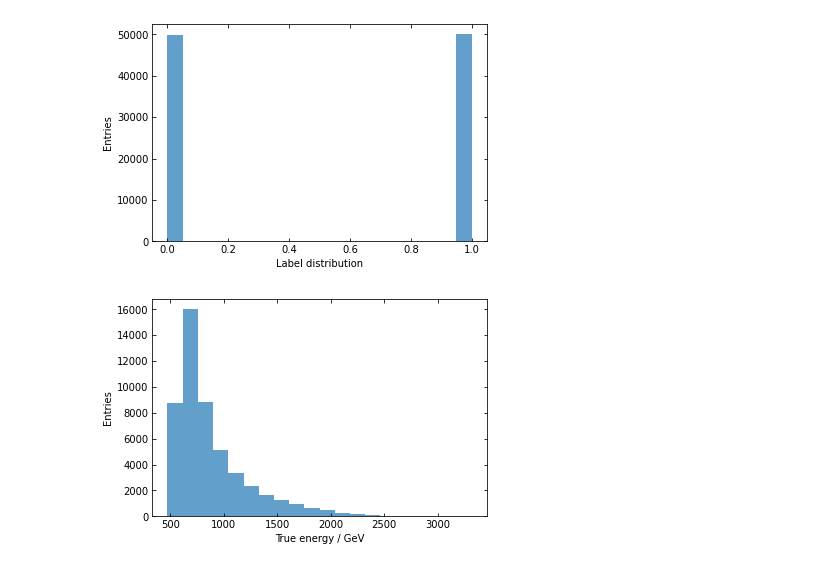
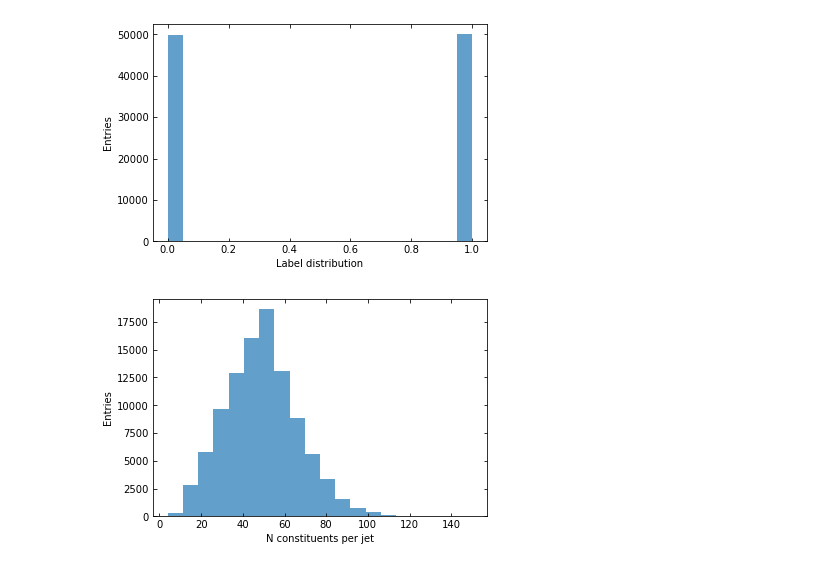
Before and after one commit to riga/cms-aws-example1, a Jupyter notebook: exercise.ipynb, the cells around one changed output. Cells and saved outputs as stored; diff of their text form; code cells hidden in the pictures.

```diff
--- a/exercise.ipynb
+++ b/exercise.ipynb
@@ -277,10 +120,10 @@ def plot_hist(arr, names=None, xlabel=None, ylabel="Entries", filename=None, leg
 plot_hist(labels, xlabel="Label distribution").show()
 # %% [output]
 [figure]
-# %%
-# energy distribution of the true top quark particle
-# remember, this is only available for top jets (zero otherwise)
-is_top = labels == 1
-plot_hist(true_vectors[is_top, E], xlabel="True energy / GeV").show()
-# %% [output]
-[figure, removed]
+# %%
+# number of constituents per jet
+# remember, missing constituents are filled with zeros, so we take the energy value as a marker
+n_c = np.count_nonzero(vectors[:, :, E], axis=1)
+plot_hist(n_c, xlabel="N constituents per jet").show()
+# %% [output]
+[figure, added]
```
Also changed, not shown: parts of 134 cells of this notebook, 2 other files.
